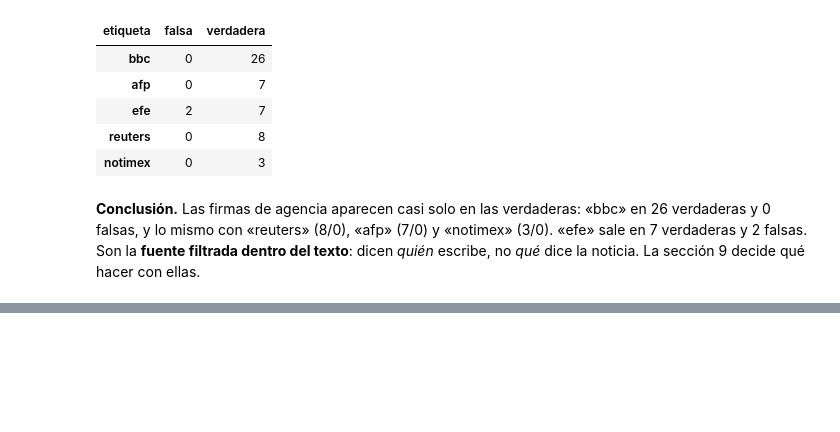
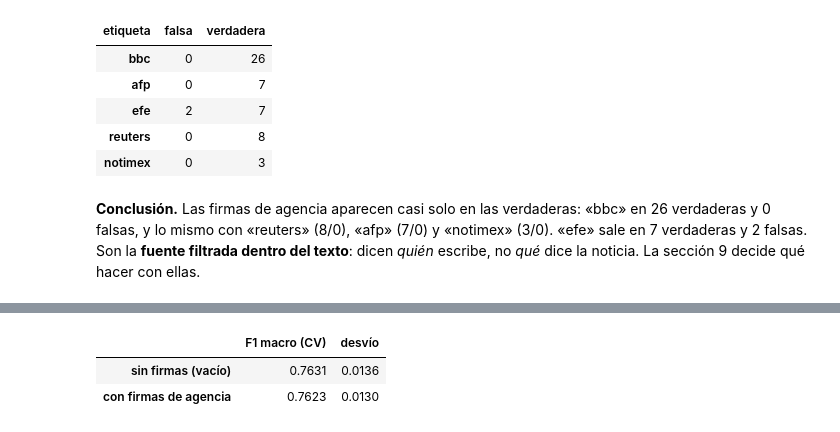
Before and after one commit to jairovargasfigueroa/analisis-sentimiento-resenas, a Jupyter notebook: notebooks/01_eda.ipynb, the cells around one changed output, grey strips where cells are left out. Drawn from its saved outputs; the diff is of its cells as text; code cells hidden in the pictures; blank space fills up the shorter version.

```diff
--- a/notebooks/01_eda.ipynb
+++ b/notebooks/01_eda.ipynb
@@ -389,0 +399,27 @@ firmas
+# %%
+from sklearn.linear_model import LogisticRegression
+from sklearn.model_selection import StratifiedKFold, cross_val_score
+
+from src.config import SEED
+from src.models.train import construir_pipeline, dividir
+from src.nlp import stopwords as sw
+
+X_train, _, y_train, _ = dividir(cargar_procesado())
+cv = StratifiedKFold(n_splits=5, shuffle=True, random_state=SEED)
+agregar_original = list(PARAMS["nlp"]["agregar"])
+
+resultados = {}
+for nombre, agregar in {"sin firmas (vacío)": [], "con firmas de agencia": FIRMAS}.items():
+    PARAMS["nlp"]["agregar"] = agregar
+    sw.obtener_stopwords.cache_clear()  # la lista de stop words se cachea: hay que recalcularla
+    clf = LogisticRegression(max_iter=1000, random_state=SEED)
+    f1 = cross_val_score(construir_pipeline(clf), X_train, y_train, cv=cv, scoring="f1_macro")
+    resultados[nombre] = {"F1 macro (CV)": f1.mean().round(4), "desvío": f1.std().round(4)}
+
+PARAMS["nlp"]["agregar"] = agregar_original
+sw.obtener_stopwords.cache_clear()
+pd.DataFrame(resultados).T
+# %% [output]
+|  | F1 macro (CV) | desvío |
+| sin firmas (vacío) | 0.7631 | 0.0136 |
+| con firmas de agencia | 0.7623 | 0.0130 |
```
Also changed, not shown: parts of 3 cells of this notebook, 1 other file.
